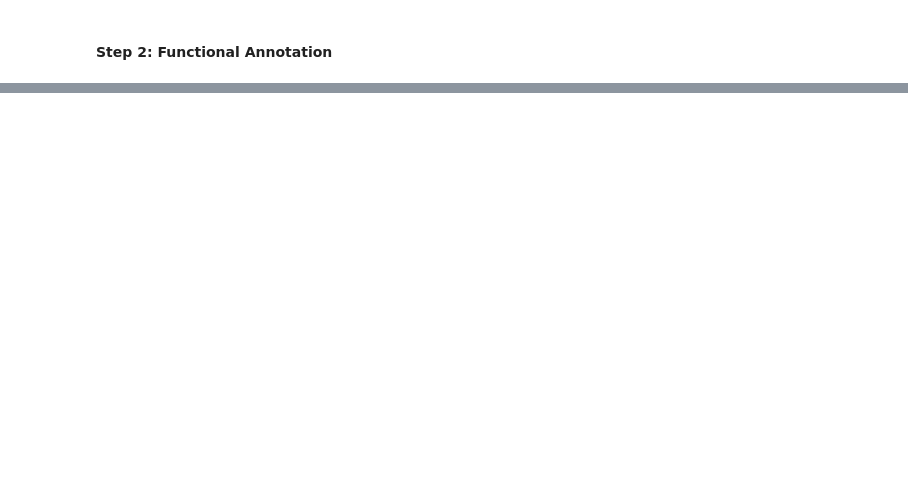
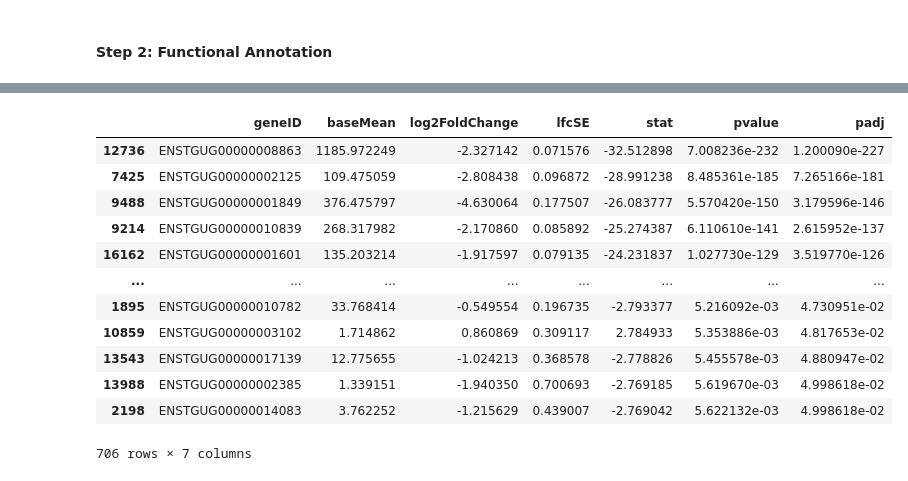
Before and after one commit to amirezzati/bioinformatics-project, a Jupyter notebook: the-songbird-study/SongBirdStudy.ipynb, the cells around one changed output, grey strips where cells are left out. Cells and saved outputs as stored; diff of their text form; code cells hidden in the pictures; blank space fills up the shorter version.

```diff
--- a/the-songbird-study/SongBirdStudy.ipynb
+++ b/the-songbird-study/SongBirdStudy.ipynb
@@ -1465,0 +1492,16 @@ Requirement already satisfied: six>=1.5 in /usr/local/lib/python3.10/dist-packag
+# %%
+sigs.sort_values(by='padj')
+# %% [output]
+|  | geneID | baseMean | log2FoldChange | lfcSE | stat | pvalue | padj |
+| 12736 | ENSTGUG00000008863 | 1185.972249 | -2.327142 | 0.071576 | -32.512898 | 7.008236e-232 | 1.200090e-227 |
+| 7425 | ENSTGUG00000002125 | 109.475059 | -2.808438 | 0.096872 | -28.991238 | 8.485361e-185 | 7.265166e-181 |
+| 9488 | ENSTGUG00000001849 | 376.475797 | -4.630064 | 0.177507 | -26.083777 | 5.570420e-150 | 3.179596e-146 |
+| 9214 | ENSTGUG00000010839 | 268.317982 | -2.170860 | 0.085892 | -25.274387 | 6.110610e-141 | 2.615952e-137 |
+| 16162 | ENSTGUG00000001601 | 135.203214 | -1.917597 | 0.079135 | -24.231837 | 1.027730e-129 | 3.519770e-126 |
+| ... | ... | ... | ... | ... | ... | ... | ... |
+| 1895 | ENSTGUG00000010782 | 33.768414 | -0.549554 | 0.196735 | -2.793377 | 5.216092e-03 | 4.730951e-02 |
+| 10859 | ENSTGUG00000003102 | 1.714862 | 0.860869 | 0.309117 | 2.784933 | 5.353886e-03 | 4.817653e-02 |
+| 13543 | ENSTGUG00000017139 | 12.775655 | -1.024213 | 0.368578 | -2.778826 | 5.455578e-03 | 4.880947e-02 |
+| 13988 | ENSTGUG00000002385 | 1.339151 | -1.940350 | 0.700693 | -2.769185 | 5.619670e-03 | 4.998618e-02 |
+| 2198 | ENSTGUG00000014083 | 3.762252 | -1.215629 | 0.439007 | -2.769042 | 5.622132e-03 | 4.998618e-02 |
+706 rows × 7 columns
```
Also changed, not shown: parts of 17 cells of this notebook.
